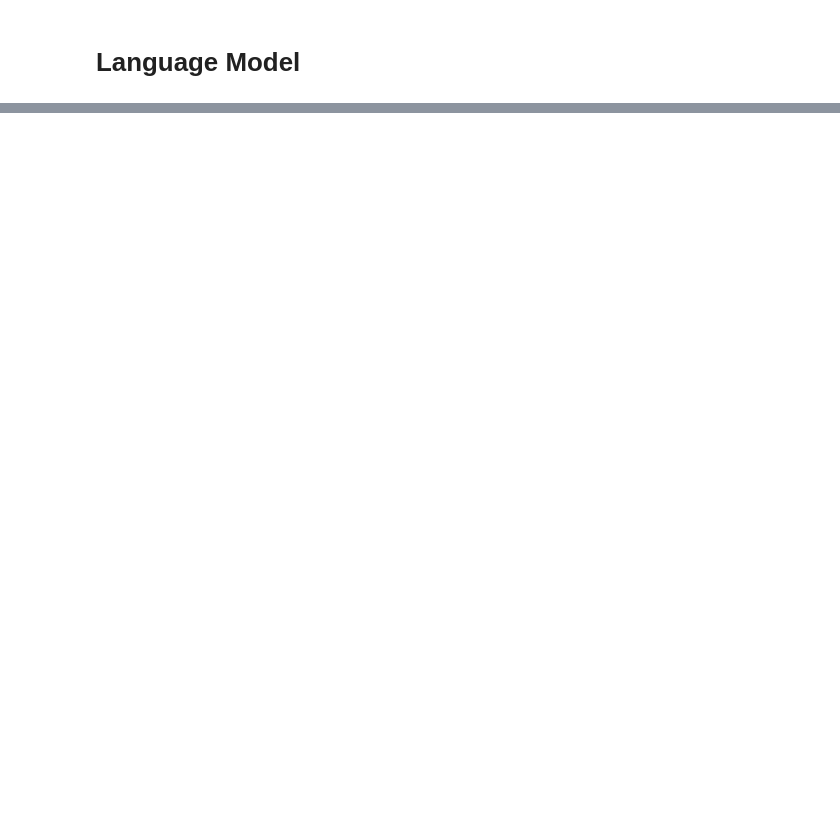
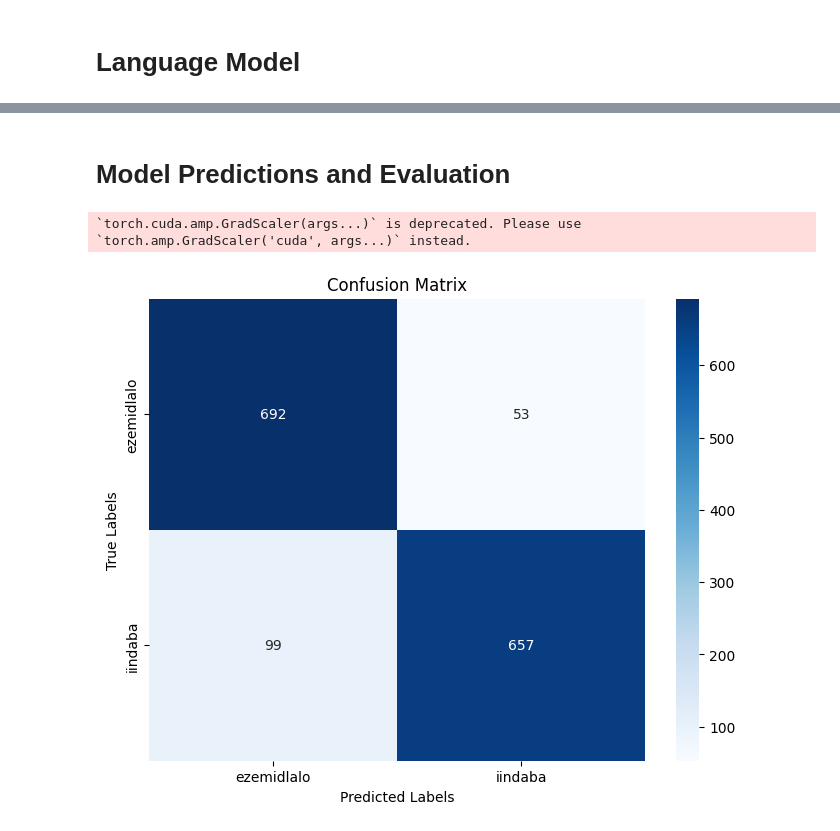
Before and after one commit to OShagHennessy/NLP-Project, a Jupyter notebook: code.ipynb, the cells around one changed output, grey strips where cells are left out. Drawn from its saved outputs; the diff is of its cells as text; code cells hidden in the pictures; blank space fills up the shorter version.

```diff
--- a/code.ipynb
+++ b/code.ipynb
@@ -253,0 +583,73 @@ Predicted Label: ezezimoto, Confidence: 0.4014414846897125
+# %% [markdown]
+# Model Predictions and Evaluation
+# %%
+from transformers import AutoTokenizer, AutoModelForSequenceClassification, Trainer
+from datasets import load_dataset
+import numpy as np
+from sklearn.preprocessing import LabelEncoder
+from sklearn.metrics import confusion_matrix
+import seaborn as sns
+import matplotlib.pyplot as plt
+
+# Load the pretrained tokenizer and fine-tuned model
+tokenizer = AutoTokenizer.from_pretrained('./finetuned_xlm_roberta')
+model_classifier = AutoModelForSequenceClassification.from_pretrained('./finetuned_xlm_roberta')
+
+# Load the test dataset
+test_dataset = load_dataset('csv', data_files={'test': 'test_data.csv'})['test']
+
+# Encode the labels using LabelEncoder
+label_encoder = LabelEncoder()
+label_encoder.fit(['iindaba', 'ezemidlalo'])  # Modify labels according to your dataset
+
+def encode_labels(examples):
+    examples['labels'] = label_encoder.transform(examples['label'])
+    return examples
+
+# Apply label encoding to the test dataset
+test_dataset = test_dataset.map(encode_labels, batched=True)
+
+# Tokenize the test dataset
+def tokenize_classification(examples):
+    return tokenizer(
+        examples['headlines'],
+        padding="max_length",
+        truncation=True,
+        max_length=512
+    )
+
+tokenized_test_dataset = test_dataset.map(
+    tokenize_classification,
+    batched=True,
+    remove_columns=['headlines', 'label']  # Remove original columns
+)
+
+# Initialize Trainer
+trainer_classifier = Trainer(
+    model=model_classifier,
+)
+
+# Make predictions on the tokenized test dataset
+predictions = trainer_classifier.predict(tokenized_test_dataset)
+
+# Extract logits and predicted class labels
+logits = predictions.predictions
+predicted_label_ids = np.argmax(logits, axis=-1)
+
+# True labels (after tokenization)
+true_labels = tokenized_test_dataset['labels']
+
+# Generate confusion matrix
+conf_matrix = confusion_matrix(true_labels, predicted_label_ids)
+
+# Plot confusion matrix
+plt.figure(figsize=(8, 6))
+sns.heatmap(conf_matrix, annot=True, fmt='d', cmap='Blues',
+            xticklabels=label_encoder.classes_, yticklabels=label_encoder.classes_)
+plt.title("Confusion Matrix")
+plt.xlabel("Predicted Labels")
+plt.ylabel("True Labels")
+plt.show()
+# %% [output]
+`torch.cuda.amp.GradScaler(args...)` is deprecated. Please use `torch.amp.GradScaler('cuda', args...)` instead.
+[figure, added]
```
Also changed, not shown: parts of 21 cells of this notebook.
